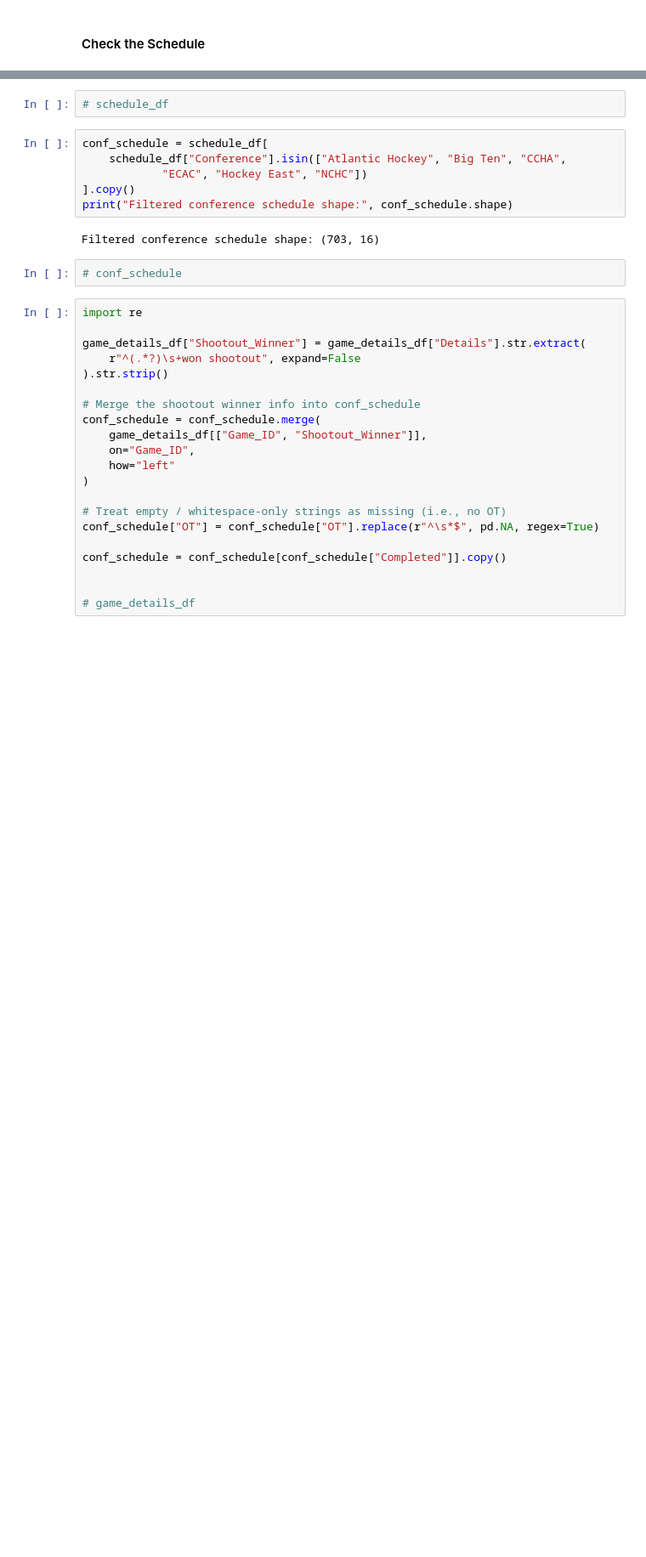
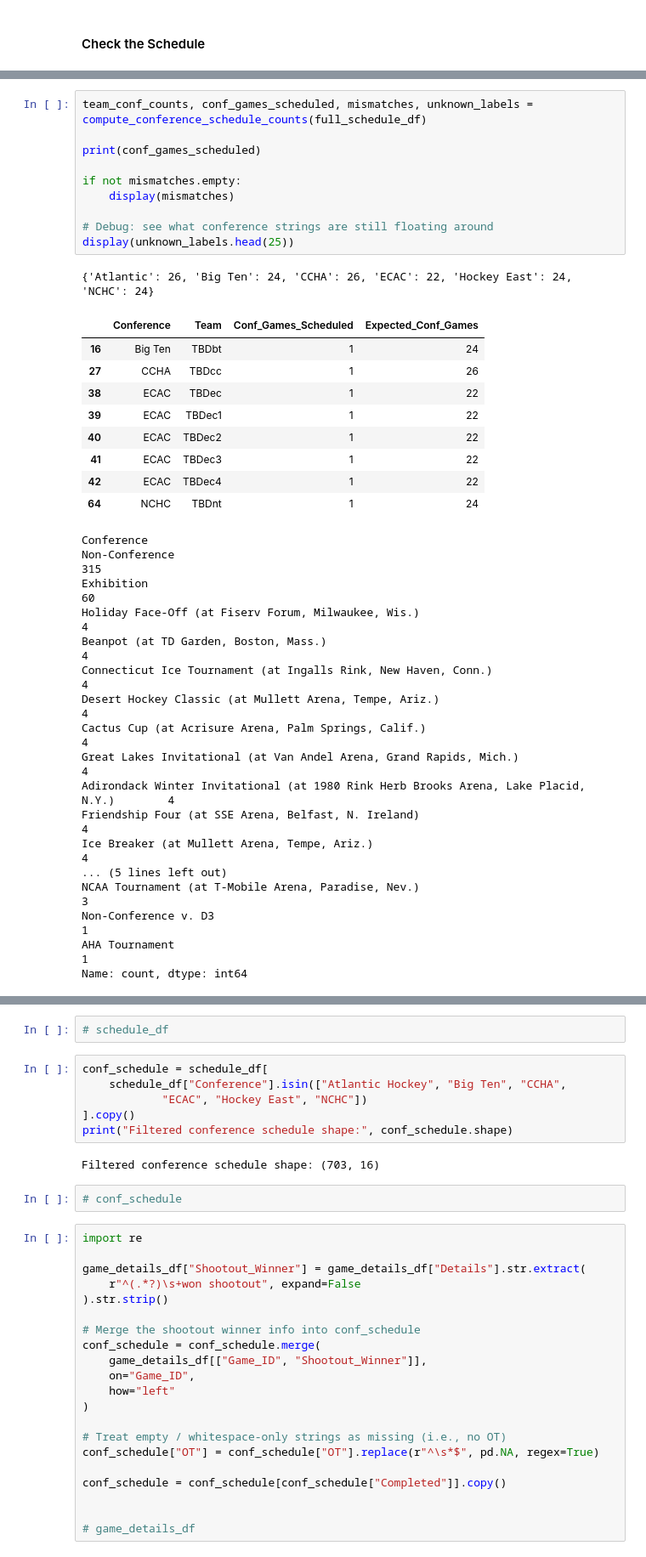
Before and after one commit to JSmith1826/college_hockey_2526, a Jupyter notebook: workbook/visualization_scripts/Conference_Race_WIP_.ipynb, the cells around one changed output, grey strips where cells are left out. Shown at 85% size. Saved outputs shown, nothing was run; the diff lists cells and outputs as text; blank space fills up the shorter version.

```diff
--- a/workbook/visualization_scripts/Conference_Race_WIP_.ipynb
+++ b/workbook/visualization_scripts/Conference_Race_WIP_.ipynb
@@ -338,0 +508,38 @@ Name: count, dtype: int64
+# %%
+team_conf_counts, conf_games_scheduled, mismatches, unknown_labels = compute_conference_schedule_counts(full_schedule_df)
+
+print(conf_games_scheduled)
+
+if not mismatches.empty:
+    display(mismatches)
+
+# Debug: see what conference strings are still floating around
+display(unknown_labels.head(25))
+# %% [output]
+{'Atlantic': 26, 'Big Ten': 24, 'CCHA': 26, 'ECAC': 22, 'Hockey East': 24, 'NCHC': 24}
+|  | Conference | Team | Conf_Games_Scheduled | Expected_Conf_Games |
+| 16 | Big Ten | TBDbt | 1 | 24 |
+| 27 | CCHA | TBDcc | 1 | 26 |
+| 38 | ECAC | TBDec | 1 | 22 |
+| 39 | ECAC | TBDec1 | 1 | 22 |
+| 40 | ECAC | TBDec2 | 1 | 22 |
+| 41 | ECAC | TBDec3 | 1 | 22 |
+| 42 | ECAC | TBDec4 | 1 | 22 |
+| 64 | NCHC | TBDnt | 1 | 24 |
+Conference
+Non-Conference                                                                          315
+Exhibition                                                                               60
+Holiday Face-Off (at Fiserv Forum, Milwaukee, Wis.)                                       4
+Beanpot (at TD Garden, Boston, Mass.)                                                     4
+Connecticut Ice Tournament (at Ingalls Rink, New Haven, Conn.)                            4
+Desert Hockey Classic (at Mullett Arena, Tempe, Ariz.)                                    4
+Cactus Cup (at Acrisure Arena, Palm Springs, Calif.)                                      4
+Great Lakes Invitational (at Van Andel Arena, Grand Rapids, Mich.)                        4
+Adirondack Winter Invitational (at 1980 Rink Herb Brooks Arena, Lake Placid, N.Y.)        4
+Friendship Four (at SSE Arena, Belfast, N. Ireland)                                       4
+Ice Breaker (at Mullett Arena, Tempe, Ariz.)                                              4
+... (5 lines left out)
+NCAA Tournament (at T-Mobile Arena, Paradise, Nev.)                                       3
+Non-Conference v. D3                                                                      1
+AHA Tournament                                                                            1
+Name: count, dtype: int64
```
Also changed, not shown: parts of 22 cells of this notebook, 3 other files.
